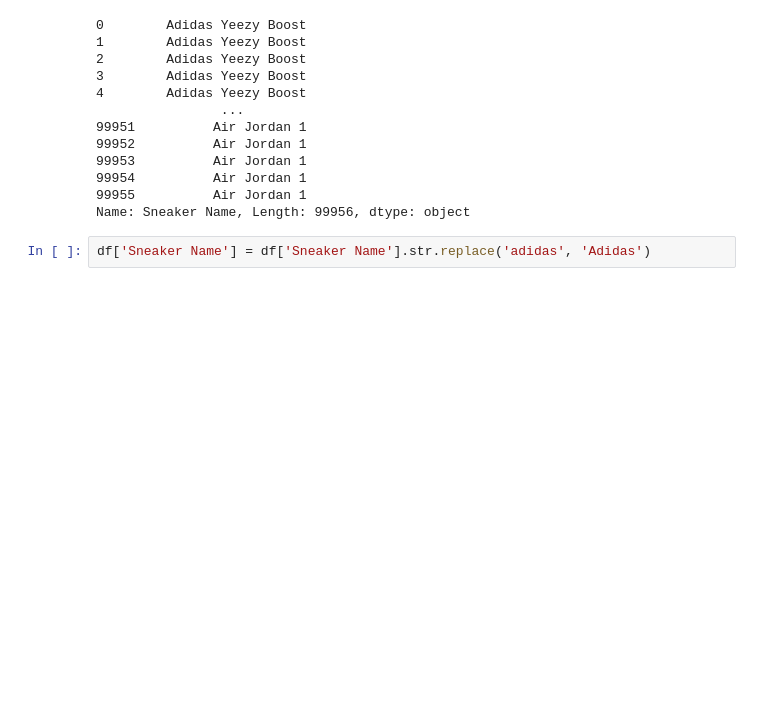
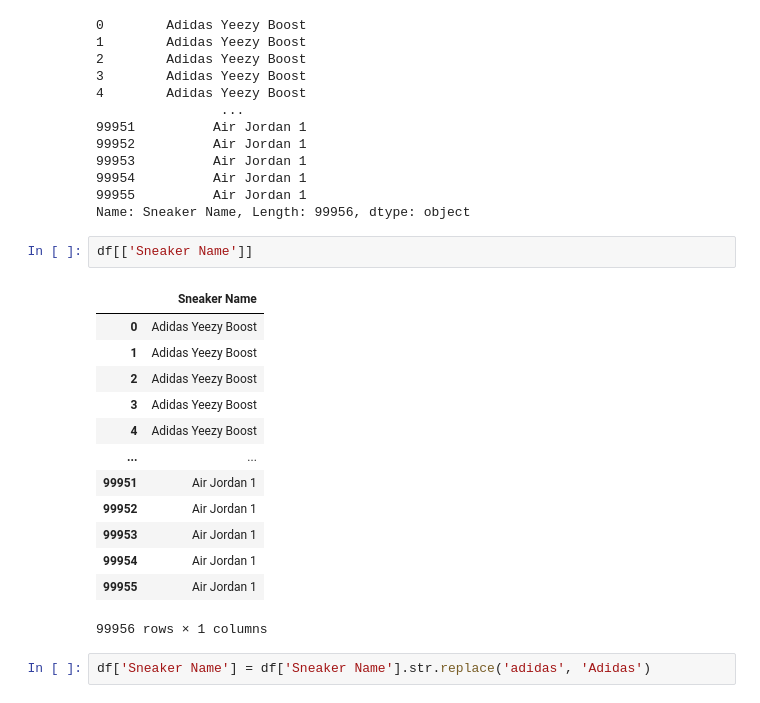
Before and after one commit to Songnahyun/Project, a Jupyter notebook: cp1_project(Stockx_dataset)_ipynb의_사본.ipynb, the cells around one changed output. Drawn from its saved outputs; the diff is of its cells as text; blank space fills up the shorter version.

```diff
--- a/cp1_project(Stockx_dataset)_ipynb의_사본.ipynb
+++ b/cp1_project(Stockx_dataset)_ipynb의_사본.ipynb
@@ -358,6 +359,22 @@ df['Sneaker Name']
 99954          Air Jordan 1
 99955          Air Jordan 1
 Name: Sneaker Name, Length: 99956, dtype: object
+# %%
+df[['Sneaker Name']]
+# %% [output]
+|  | Sneaker Name |
+| 0 | Adidas Yeezy Boost |
+| 1 | Adidas Yeezy Boost |
+| 2 | Adidas Yeezy Boost |
+| 3 | Adidas Yeezy Boost |
+| 4 | Adidas Yeezy Boost |
+| ... | ... |
+| 99951 | Air Jordan 1 |
+| 99952 | Air Jordan 1 |
+| 99953 | Air Jordan 1 |
+| 99954 | Air Jordan 1 |
+| 99955 | Air Jordan 1 |
+99956 rows × 1 columns
 # %%
 df['Sneaker Name'] = df['Sneaker Name'].str.replace('adidas', 'Adidas')
 # %%
```
Also changed, not shown: parts of 31 cells of this notebook.
